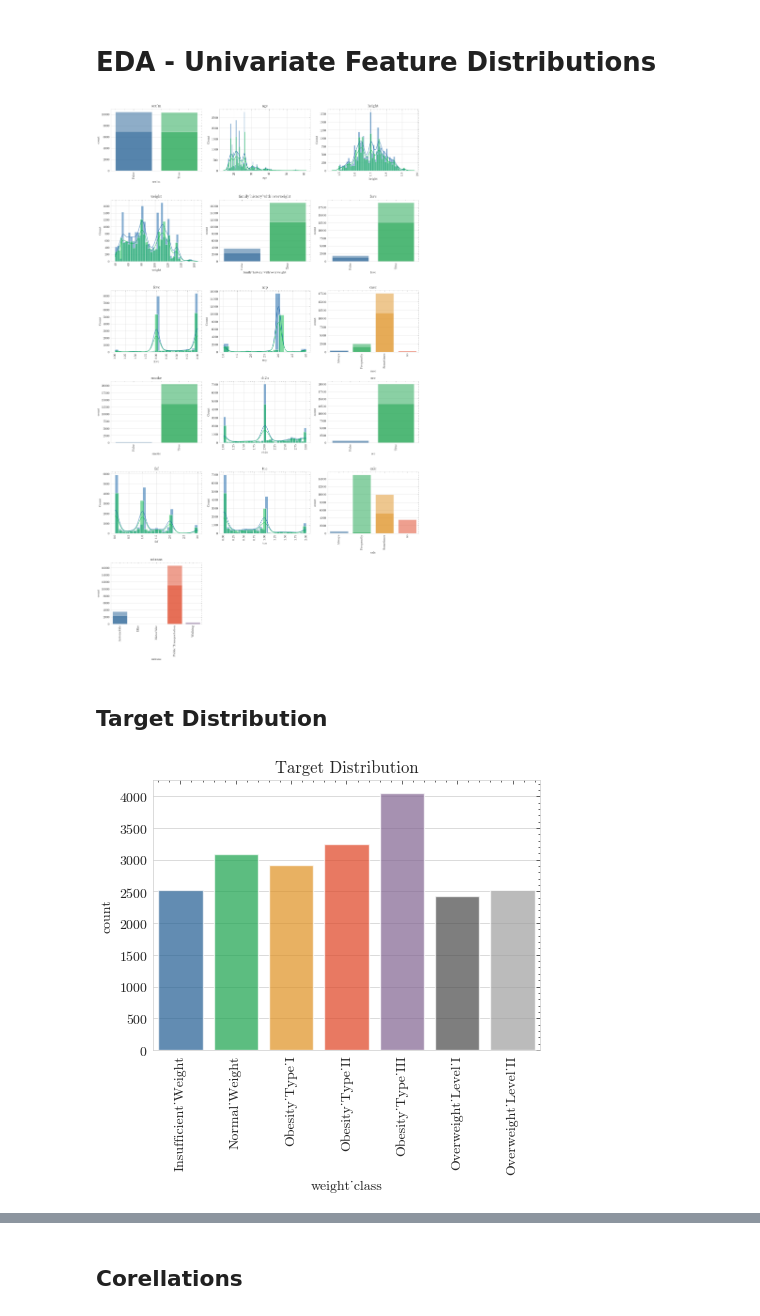
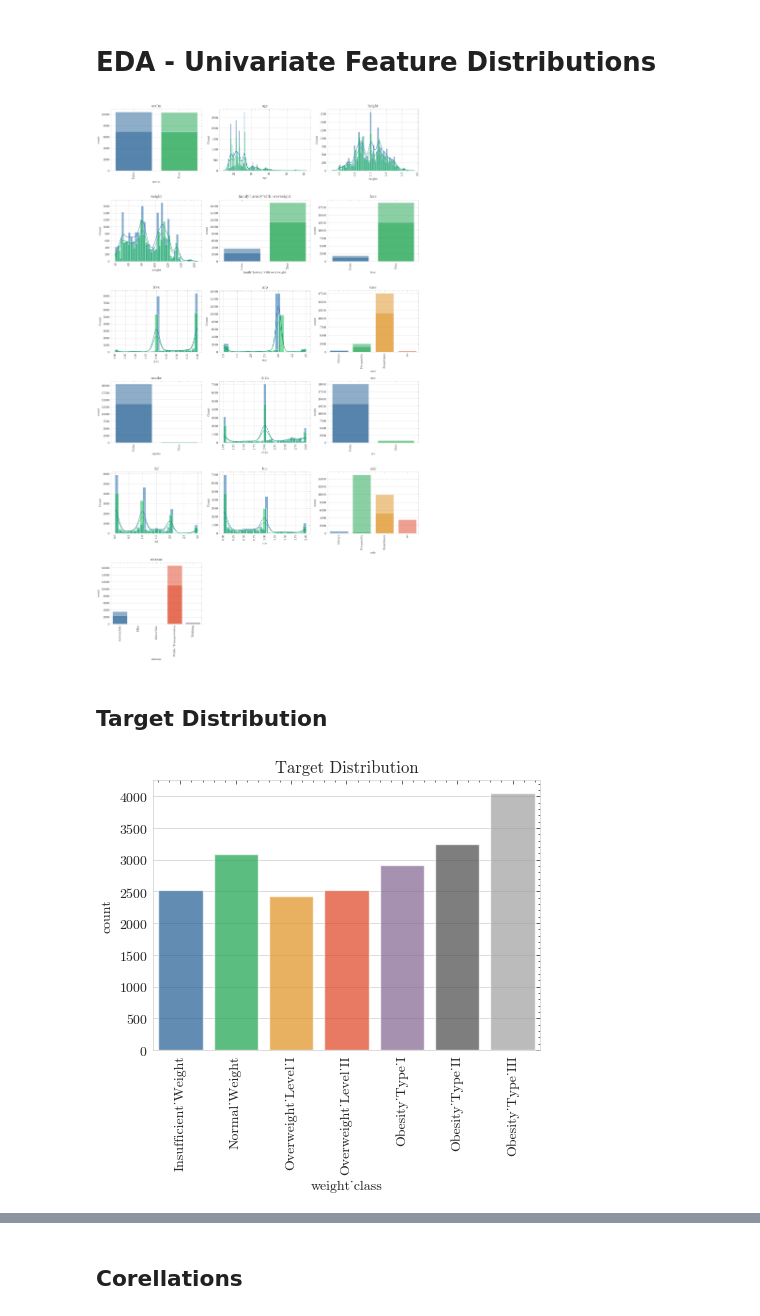
Before and after one commit to jfblanchard/S4E2, a Jupyter notebook: s4e2-obesity-risk-eda.ipynb, the cells around one changed output, grey strips where cells are left out. Drawn from its saved outputs; the diff is of its cells as text; code cells hidden in the pictures.

```diff
--- a/s4e2-obesity-risk-eda.ipynb
+++ b/s4e2-obesity-risk-eda.ipynb
@@ -163,7 +188,11 @@ def convert_dtypes(df):
     for col in df.columns:
         if df[col].nunique() == 2:
             vals = df[col].unique()
-            df[col] = df[col].map({vals[0]:True,vals[1]:False}).astype(bool)
+            if vals[0] == 'no':
+                df[col] = df[col].map({vals[1]:True,vals[0]:False}).astype(bool)
+            else:
+                df[col] = df[col].map({vals[0]:True,vals[1]:False}).astype(bool)
+
         elif df[col].dtype == 'object':
             df[col] = df[col].astype('category')
     return df
@@ -216,13 +245,13 @@ for i,col in enumerate(features):
     plt.xticks(rotation=90)
     plt.title(col)
 # %% [output]
-[figure, old version]
+[figure, new version]
 # %% [markdown]
 ## Target Distribution
 # %%
 plt.figure(figsize=(5,3.5))
-sns.countplot(x='weight_class', data=train, alpha=0.7)
+sns.countplot(x='weight_class', data=train, alpha=0.7,order=ordered_weight)
 plt.xticks(rotation=90)
 plt.title('Target Distribution');
 # %% [output]
-[figure, old version]
+[figure, new version]
```
Also changed, not shown: parts of 19 cells of this notebook.
